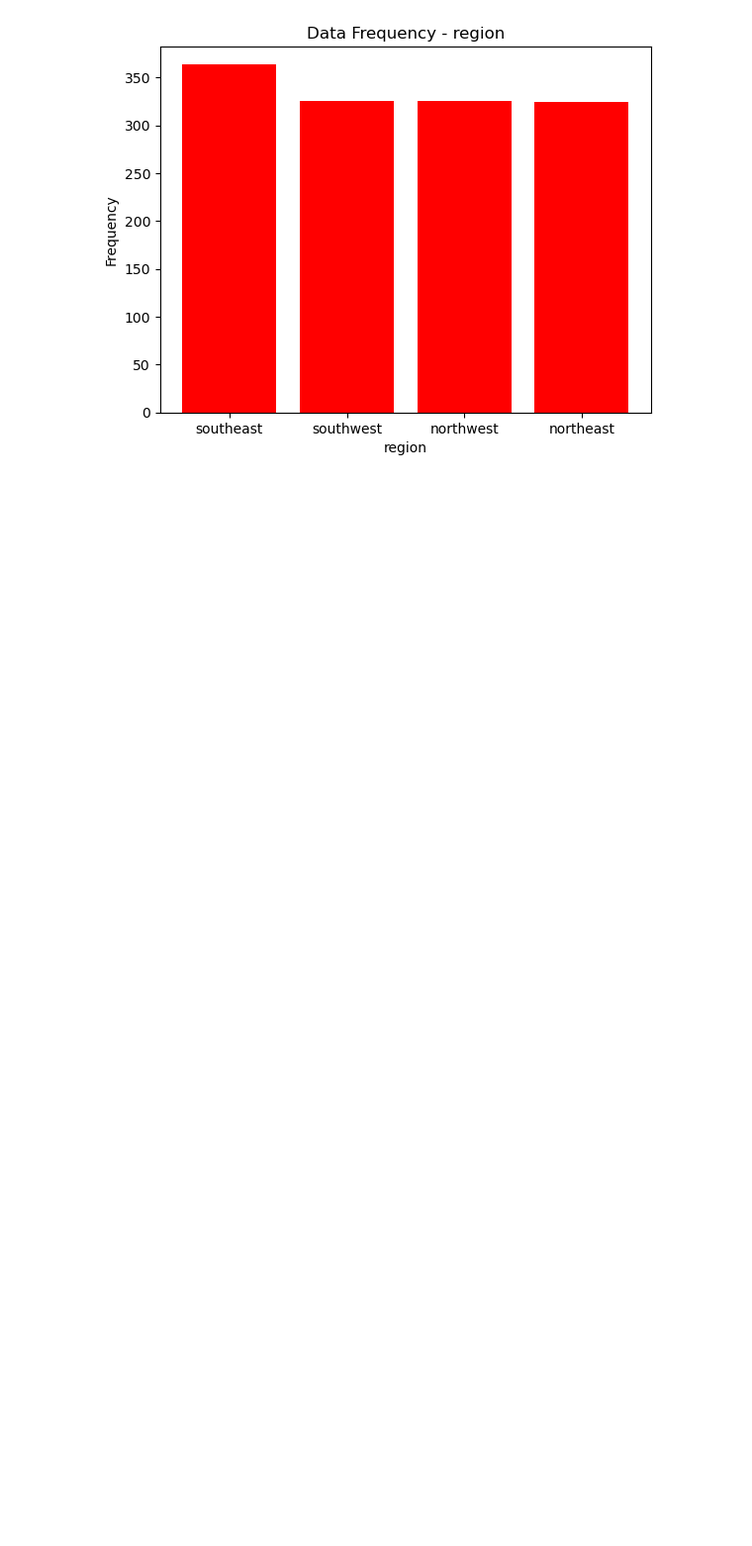
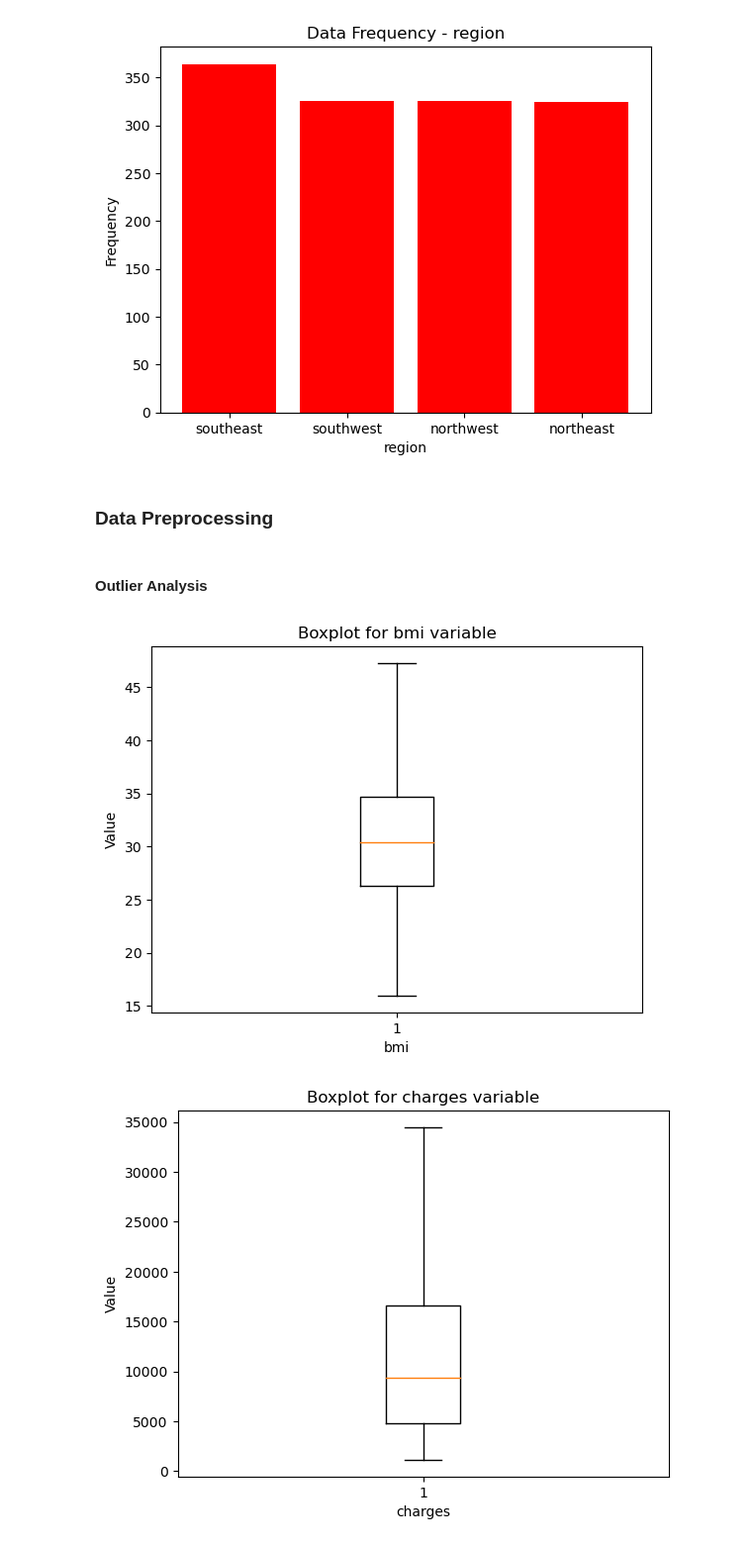
Before and after one commit to BilalAcikgoz/Medical_Cost_Prediction_ML, a Jupyter notebook: Medical_Cost_Prediction_ML.ipynb, the cells around one changed output. Shown at 99% size. Cells and saved outputs as stored; diff of their text form; code cells hidden in the pictures; blank space fills up the shorter version.

Commit message:
Data Preprocessing was completed

```diff
--- a/Medical_Cost_Prediction_ML.ipynb
+++ b/Medical_Cost_Prediction_ML.ipynb
@@ -156,3 +158,30 @@ for i in categorical_variables:
 [figure]
 [figure]
 [figure]
+# %% [markdown]
+### Data Preprocessing
+# %% [markdown]
+#### Outlier Analysis
+# %%
+outlier_df = ["bmi", "charges"]
+# %%
+def BoxPlotMethod(col_name, df):
+    df_variable = df[col_name]
+    Q1 = df_variable.quantile(0.25)
+    Q3 = df_variable.quantile(0.75)
+    IQR = Q3 - Q1
+    lower_limit = Q1 - 1.5 * IQR
+    upper_limit = Q3 + 1.5 * IQR
+    low_outlier_df = (df_variable < lower_limit)
+    up_outlier_df = (df_variable > upper_limit)
+    df_variable[low_outlier_df] = lower_limit
+    df_variable[up_outlier_df] = upper_limit
+# %%
+for i in outlier_df:
+    BoxPlotMethod(i, df_copy)
+# %%
+for i in outlier_df:
+    BoxPlot(i)
+# %% [output]
+[figure, added]
+[figure, added]
```
Also changed, not shown: parts of 14 cells of this notebook, 1 other file.
